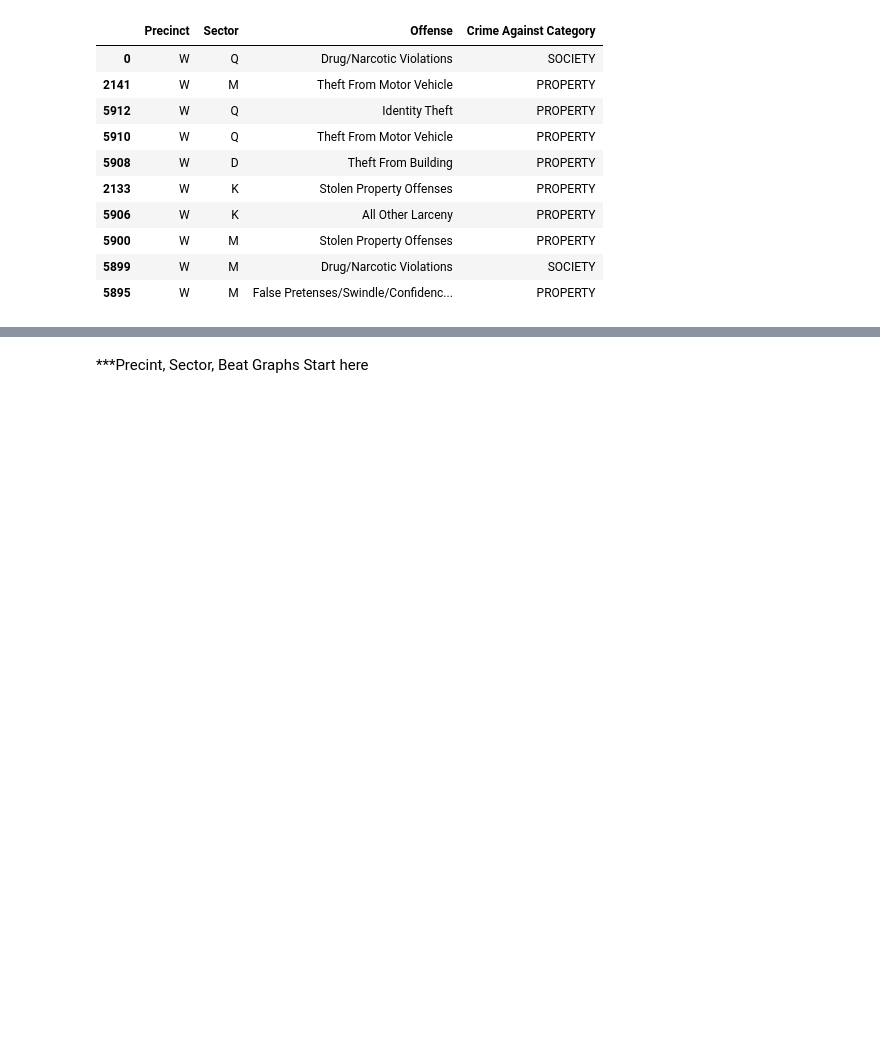
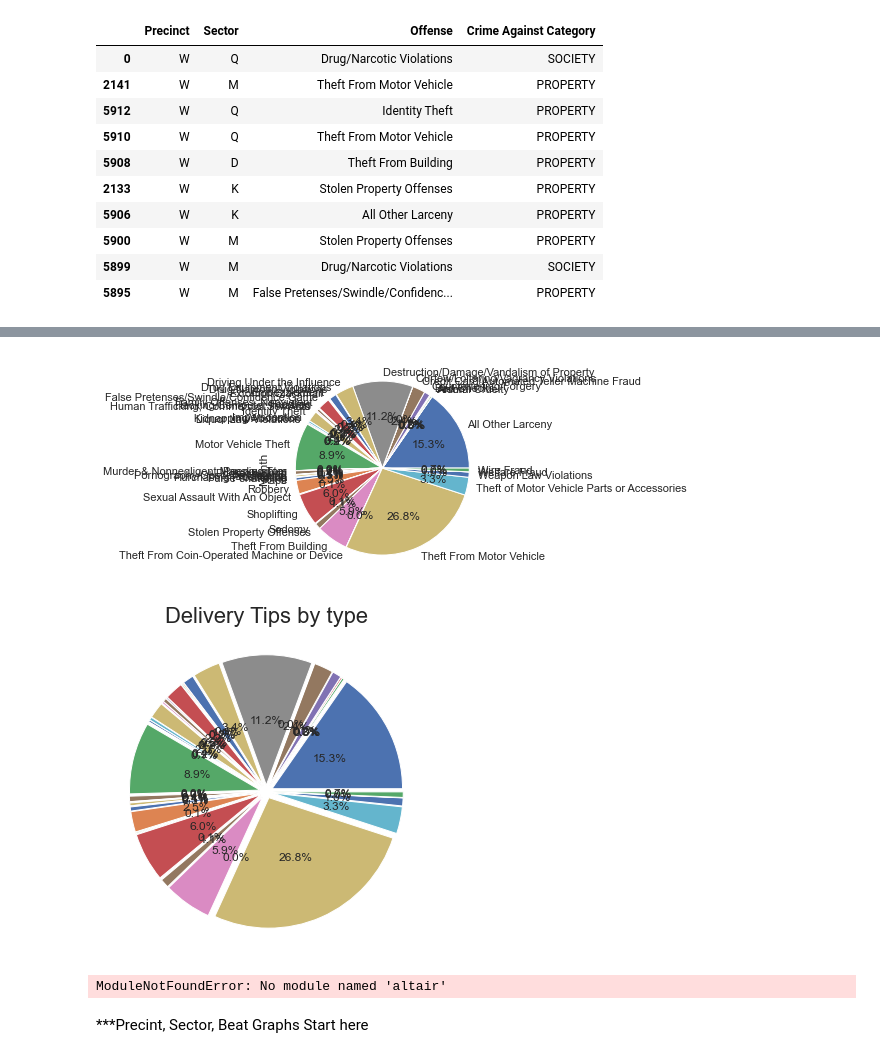
Before and after one commit to msenosain/spd-use-of-force_DS4A, a Jupyter notebook: notebooks/13_EDA_crime.ipynb, the cells around one changed output, grey strips where cells are left out. Cells and saved outputs as stored; diff of their text form; code cells hidden in the pictures; blank space fills up the shorter version.

Commit message:
working on the dates

```diff
--- a/notebooks/13_EDA_crime.ipynb
+++ b/notebooks/13_EDA_crime.ipynb
@@ -144,3 +147,6 @@ df[['Precinct', 'Sector',"Offense", 'Crime Against Category']].sort_values(by='P
 | 5900 | W | M | Stolen Property Offenses | PROPERTY |
 | 5899 | W | M | Drug/Narcotic Violations | SOCIETY |
 | 5895 | W | M | False Pretenses/Swindle/Confidenc... | PROPERTY |
+# %%
+df2 = df.copy()
+df2.head(10)
@@ -146,0 +165,11 @@ df[['Precinct', 'Sector',"Offense", 'Crime Against Category']].sort_values(by='P
+# %%
+df2['Year'] = pd.to_datetime(df2['Offense Start DateTime']).dt.year
+df2['Month'] = pd.to_datetime(df2['Offense Start DateTime']).dt.month
+df2['Day'] = pd.to_datetime(df2['Offense Start DateTime']).dt.day
+df2['Offense'] = df2['Offense']
+# %%
+# df['Year'].plot.pie(autopct="%.1f%%");
+
+#groupby the data by delivery type
+data = df2.groupby("Offense")['Month'].sum()
+data
@@ -147,3 +194,31 @@ df[['Precinct', 'Sector',"Offense", 'Crime Against Category']].sort_values(by='P
+# %%
+data.plot.pie(autopct="%.1f%%");
+
+#Using matplotlib
+pie, ax = plt.subplots(figsize=[10,6])
+labels = data.keys()
+plt.pie(x=data, autopct="%.1f%%", explode=[0.05]*len(data), pctdistance=0.5)
+plt.title("Delivery Tips by type", fontsize=22);
+# pie.savefig("DeliveryPieChart.png")
+# %% [output]
+[figure, added]
+[figure, added]
+# %%
+
+
+source_altair_chart = Chart(df2).mark_text(
+               applyColorToBackground=True
+           ).mark_bar().encode(x='Offense',y='Month', color=Color('Month', scale=Scale(range=colors)))
+
+#"scale": {"scheme": "bluepurple"} doesn't work
+
+flavor_altair_chart = Chart(flavor_df).mark_text(
+               applyColorToBackground=True
+           ).mark_bar().encode(x='Month',y='Offense', color=Color('Offense', scale=Scale(range=colors)))
+
+display(source_altair_chart, flavor_altair_chart)
+# %% [output]
+ModuleNotFoundError: No module named 'altair'
 # %% [markdown]
 ***Precint, Sector, Beat Graphs Start here
 # %%
```
Also changed, not shown: parts of 21 cells of this notebook.
